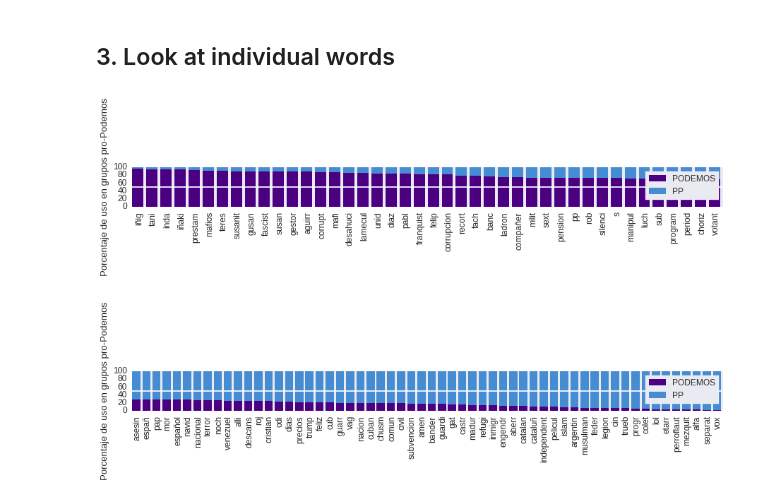
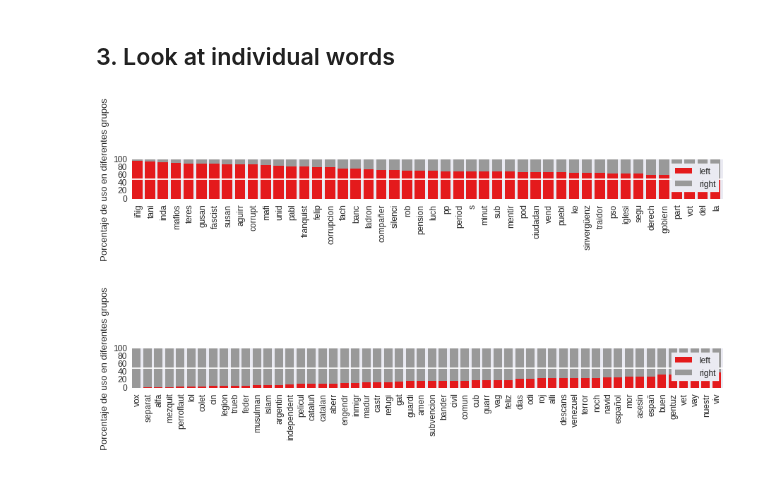
Before and after one commit to palmerabollo/facebook-group-crawler, a Jupyter notebook: analysis/Analysis_words.ipynb, the cells around one changed output. Drawn from its saved outputs; the diff is of its cells as text; code cells hidden in the pictures.

```diff
--- a/analysis/Analysis_words.ipynb
+++ b/analysis/Analysis_words.ipynb
@@ -165,16 +254,20 @@ def study_coocur(mess,vocab,threshold=0.4):
 left_words,left_messages = return_words("../data/left_comments.txt",stemming=True)
 right_words,right_messages = return_words("../data/right_comments.txt",stemming=True)
 
+list_words_by_tag = [left_words,right_words]
 #All real words in each comment (one string per comment)
 left_mess = [" ".join(lm) for lm in left_messages]
 right_mess = [" ".join(rm) for rm in right_messages]
+list_messages_by_tag = [left_mess,right_mess]
 # %% [markdown]
 ## 3. Look at individual words
 # %%
 #merge by word
-merged_df_iw = merge_words(left_words,right_words)
-merged_df_limit_iw = get_prominence(merged_df_iw)
-plot(merged_df_limit_iw)
+merged_df_iw,list_tags = merge_words(list_words_by_tag,list_tags=["left","right"])
+#get top words
+merged_df_limit_iw = get_prominence(merged_df_iw,list_tags)
+#make plots
+plot(merged_df_limit_iw,list_tags,"Set1")
 # %% [output]
-[figure, old version]
+[figure, new version]
-[figure, old version]
+[figure, new version]
```
Also changed, not shown: parts of 22 cells of this notebook, 1 other file.
